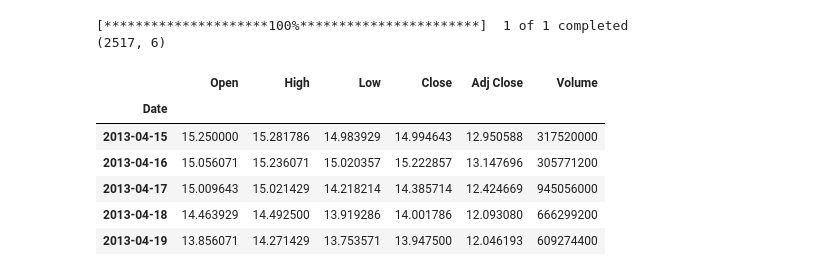
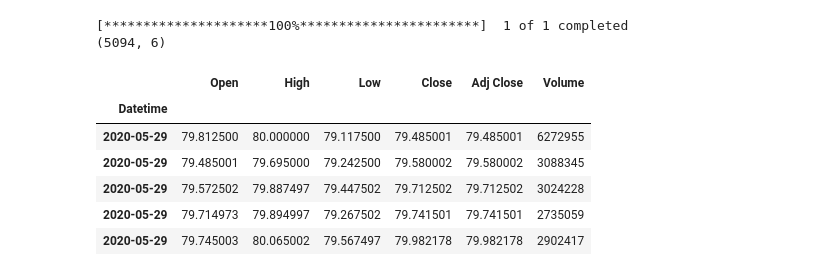
Before and after one commit to Matin-M/StatAnalysis-Predictor, a Jupyter notebook: tech_data_labeling.ipynb, the cells around one changed output. Saved outputs shown, nothing was run; the diff lists cells and outputs as text; code cells hidden in the pictures.

```diff
--- a/tech_data_labeling.ipynb
+++ b/tech_data_labeling.ipynb
@@ -24,22 +24,22 @@ Requirement already satisfied: six>=1.5 in /opt/conda/lib/python3.10/site-packag
 # %%
 import yfinance as yf
 import pandas as pd
 import numpy as np
-apple_data = yf.download(tickers = "AAPL",  # list of tickers
-            period = "10y",         # time period
-            interval = "1d",       # trading interval
+ticker_data = yf.download(tickers = "AAPL",  # list of tickers
+            period = "730d",       # time period
+            interval = "60m",       # trading interval
             ignore_tz = True,      # ignore timezone when aligning data from different exchanges?
             prepost = False)
-apple_data.index = pd.DatetimeIndex(apple_data.index).to_period('D')
-print(apple_data.shape)
-apple_data.head()
+ticker_data.index = pd.DatetimeIndex(ticker_data.index).to_period('D')
+print(ticker_data.shape)
+ticker_data.head()
 # %% [output]
 [*********************100%***********************]  1 of 1 completed
-(2517, 6)
+(5094, 6)
 |  | Open | High | Low | Close | Adj Close | Volume |
-| Date |  |  |  |  |  |  |
-| 2013-04-15 | 15.250000 | 15.281786 | 14.983929 | 14.994643 | 12.950588 | 317520000 |
-| 2013-04-16 | 15.056071 | 15.236071 | 15.020357 | 15.222857 | 13.147696 | 305771200 |
-| 2013-04-17 | 15.009643 | 15.021429 | 14.218214 | 14.385714 | 12.424669 | 945056000 |
-| 2013-04-18 | 14.463929 | 14.492500 | 13.919286 | 14.001786 | 12.093080 | 666299200 |
-| 2013-04-19 | 13.856071 | 14.271429 | 13.753571 | 13.947500 | 12.046193 | 609274400 |
+| Datetime |  |  |  |  |  |  |
+| 2020-05-29 | 79.812500 | 80.000000 | 79.117500 | 79.485001 | 79.485001 | 6272955 |
+| 2020-05-29 | 79.485001 | 79.695000 | 79.242500 | 79.580002 | 79.580002 | 3088345 |
+| 2020-05-29 | 79.572502 | 79.887497 | 79.447502 | 79.712502 | 79.712502 | 3024228 |
+| 2020-05-29 | 79.714973 | 79.894997 | 79.267502 | 79.741501 | 79.741501 | 2735059 |
+| 2020-05-29 | 79.745003 | 80.065002 | 79.567497 | 79.982178 | 79.982178 | 2902417 |
```
Also changed, not shown: parts of 9 cells of this notebook, 3 other files.
